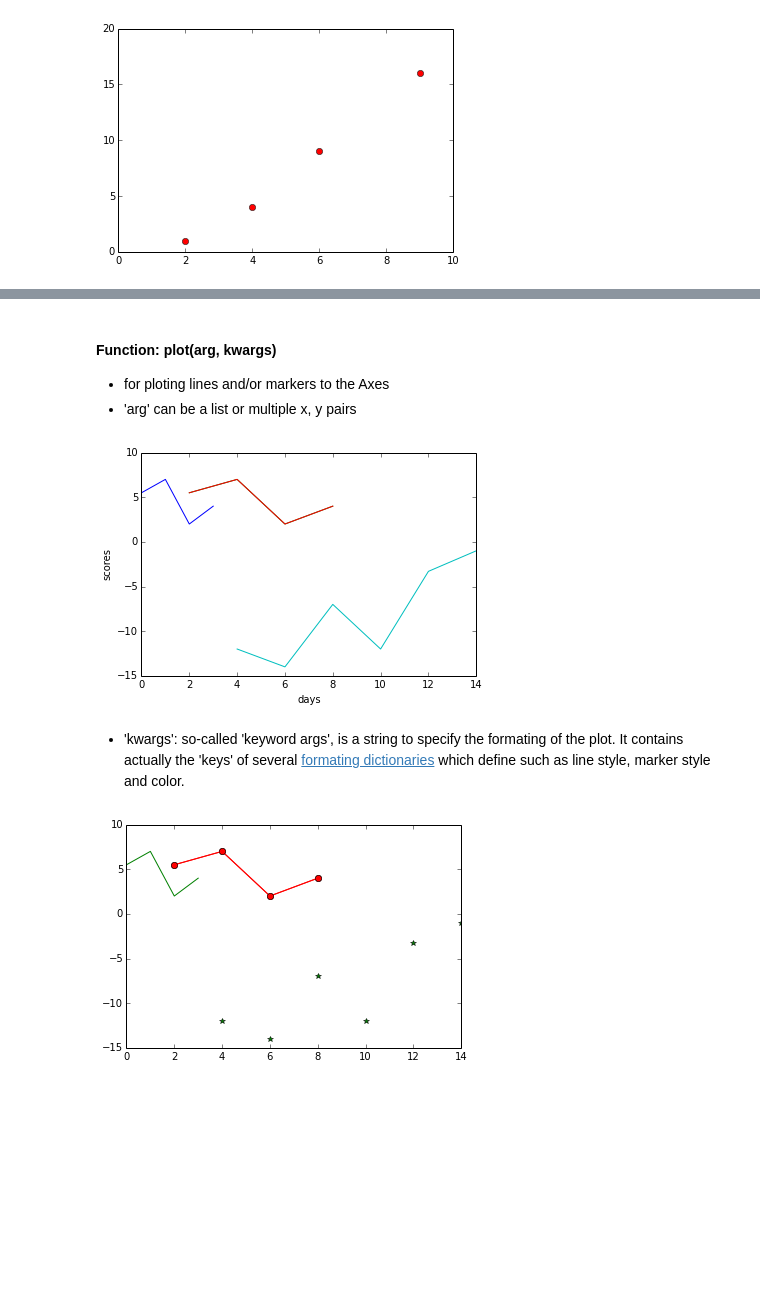
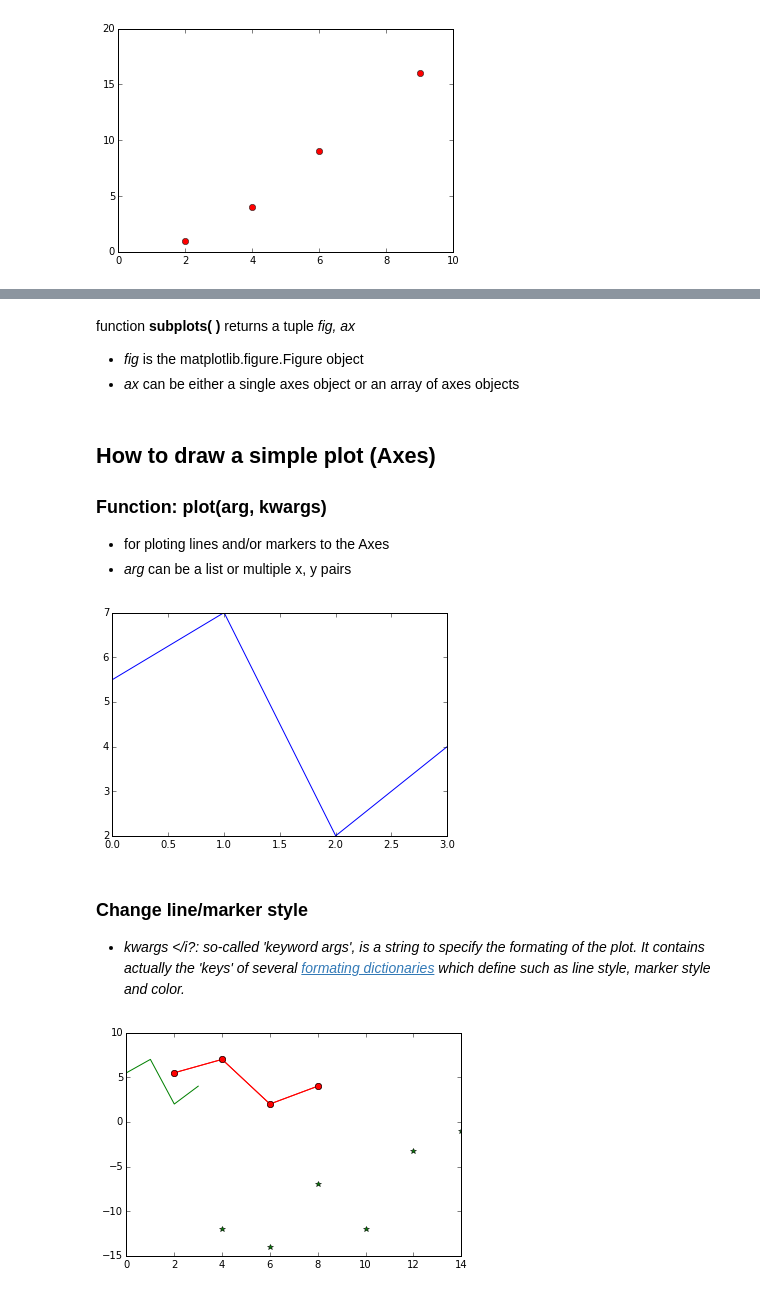
Before and after one commit to KLINGTdotNET/matplotlib-presentation, a Jupyter notebook: matplotlib-presentation.ipynb, the cells around one changed output, grey strips where cells are left out. Cells and saved outputs as stored; diff of their text form; code cells hidden in the pictures; blank space fills up the shorter version.

Commit message:
added a fig in data and changed pyplot tutorial

```diff
--- a/matplotlib-presentation.ipynb
+++ b/matplotlib-presentation.ipynb
@@ -120,29 +131,34 @@ plt.show()
+# %% [markdown]
+function <b> subplots( )</b> returns a tuple <i> fig, ax</i>
+- <i> fig </i> is the matplotlib.figure.Figure object
+- <i>ax  </i> can be either a single axes object or an array of axes objects
 # %% [markdown]
-#### Function:  plot(arg, kwargs)
+## How to draw a simple plot (Axes)
+
+### Function:  plot(arg, kwargs)
  - for ploting lines and/or markers to the Axes
- - 'arg' can be a list or multiple x, y pairs
+ - <i>arg</i> can be a list or multiple x, y pairs
 # %%
 # define data as lists
 x1 = [2,4,6,8]
 y1 = [5.5,7,2,4]
 x2 = [4,6,8,10,12,14]
 y2 = [-12,-14,-7,-12,-3.3,-1]
-#draw the first line
+#let's draw the first line
 plt.plot(y1)
 
 #draw x, y plot
-plt.plot(x1,y1)
+#plt.plot(x1,y1)
 
 #draw two lines in one plot
-plt.plot(x1,y1,x2,y2)
+#plt.plot(x1,y1,x2,y2)
 
-plt.xlabel('days')
-plt.ylabel('scores')
 plt.show()
 # %% [output]
-[figure, old version]
+[figure, new version]
 # %% [markdown]
-- 'kwargs': so-called 'keyword args', is a string to specify the formating of the plot. It contains actually the 'keys' of several <a href='http://matplotlib.org/api/pyplot_api.html'>formating dictionaries</a> which define such as line style, marker style and color.
+### Change line/marker style
+- <i> kwargs </i?: so-called 'keyword args', is a string to specify the formating of the plot. It contains actually the 'keys' of several <a href='http://matplotlib.org/api/pyplot_api.html'>formating dictionaries</a> which define such as line style, marker style and color.
 # %%
 #-g : line in green
 plt.plot(y1,'-g')
```
Also changed, not shown: parts of 13 cells of this notebook, 1 other file.
